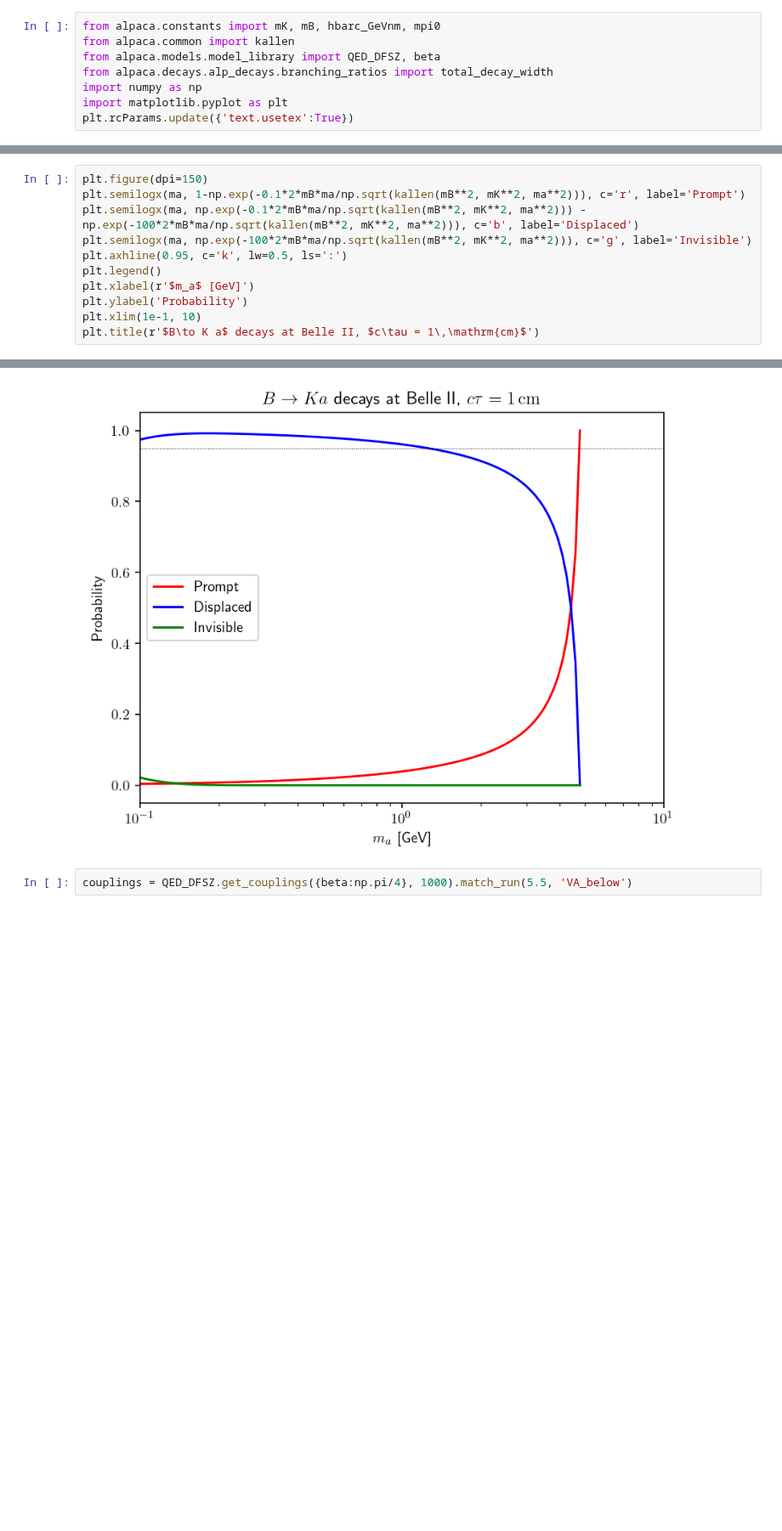
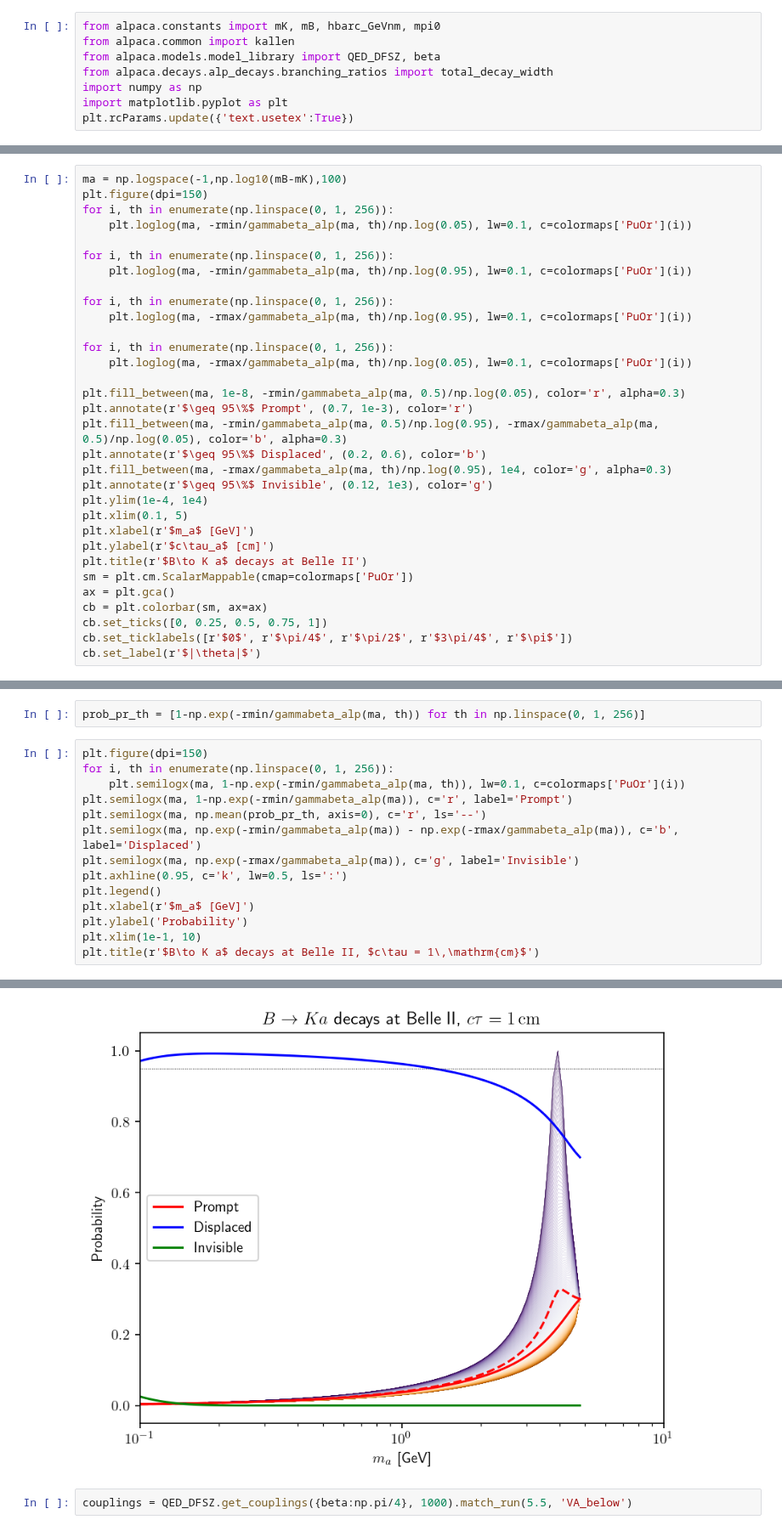
Before and after one commit to alp-aca/alp-aca, a Jupyter notebook: tutorials/05_decaytype.ipynb, the cells around one changed output, grey strips where cells are left out. Shown at 85% size. Saved outputs shown, nothing was run; the diff lists cells and outputs as text; blank space fills up the shorter version.

Commit message:
feat: add dependence on theta for tutorial 5

```diff
--- a/tutorials/05_decaytype.ipynb
+++ b/tutorials/05_decaytype.ipynb
@@ -29,0 +29,32 @@ Text(0.5, 1.0, '$B\\to K a$ decays at Belle II')
+# %%
+ma = np.logspace(-1,np.log10(mB-mK),100)
+plt.figure(dpi=150)
+for i, th in enumerate(np.linspace(0, 1, 256)):
+    plt.loglog(ma, -rmin/gammabeta_alp(ma, th)/np.log(0.05), lw=0.1, c=colormaps['PuOr'](i))
+
+for i, th in enumerate(np.linspace(0, 1, 256)):
+    plt.loglog(ma, -rmin/gammabeta_alp(ma, th)/np.log(0.95), lw=0.1, c=colormaps['PuOr'](i))
+
+for i, th in enumerate(np.linspace(0, 1, 256)):
+    plt.loglog(ma, -rmax/gammabeta_alp(ma, th)/np.log(0.95), lw=0.1, c=colormaps['PuOr'](i))
+
+for i, th in enumerate(np.linspace(0, 1, 256)):
+    plt.loglog(ma, -rmax/gammabeta_alp(ma, th)/np.log(0.05), lw=0.1, c=colormaps['PuOr'](i))
+
+plt.fill_between(ma, 1e-8, -rmin/gammabeta_alp(ma, 0.5)/np.log(0.05), color='r', alpha=0.3)
+plt.annotate(r'$\geq 95\%$ Prompt', (0.7, 1e-3), color='r')
+plt.fill_between(ma, -rmin/gammabeta_alp(ma, 0.5)/np.log(0.95), -rmax/gammabeta_alp(ma, 0.5)/np.log(0.05), color='b', alpha=0.3)
+plt.annotate(r'$\geq 95\%$ Displaced', (0.2, 0.6), color='b')
+plt.fill_between(ma, -rmax/gammabeta_alp(ma, th)/np.log(0.95), 1e4, color='g', alpha=0.3)
+plt.annotate(r'$\geq 95\%$ Invisible', (0.12, 1e3), color='g')
+plt.ylim(1e-4, 1e4)
+plt.xlim(0.1, 5)
+plt.xlabel(r'$m_a$ [GeV]')
+plt.ylabel(r'$c\tau_a$ [cm]')
+plt.title(r'$B\to K a$ decays at Belle II')
+sm = plt.cm.ScalarMappable(cmap=colormaps['PuOr'])
+ax = plt.gca()
+cb = plt.colorbar(sm, ax=ax)
+cb.set_ticks([0, 0.25, 0.5, 0.75, 1])
+cb.set_ticklabels([r'$0$', r'$\pi/4$', r'$\pi/2$', r'$3\pi/4$', r'$\pi$'])
+cb.set_label(r'$|\theta|$')
@@ -30,17 +63,22 @@ Text(0.5, 1.0, '$B\\to K a$ decays at Belle II')
+# %%
+prob_pr_th = [1-np.exp(-rmin/gammabeta_alp(ma, th)) for th in np.linspace(0, 1, 256)]
 # %%
 plt.figure(dpi=150)
-plt.semilogx(ma, 1-np.exp(-0.1*2*mB*ma/np.sqrt(kallen(mB**2, mK**2, ma**2))), c='r', label='Prompt')
-plt.semilogx(ma, np.exp(-0.1*2*mB*ma/np.sqrt(kallen(mB**2, mK**2, ma**2))) - np.exp(-100*2*mB*ma/np.sqrt(kallen(mB**2, mK**2, ma**2))), c='b', label='Displaced')
-plt.semilogx(ma, np.exp(-100*2*mB*ma/np.sqrt(kallen(mB**2, mK**2, ma**2))), c='g', label='Invisible')
+for i, th in enumerate(np.linspace(0, 1, 256)):
+    plt.semilogx(ma, 1-np.exp(-rmin/gammabeta_alp(ma, th)), lw=0.1, c=colormaps['PuOr'](i))
+plt.semilogx(ma, 1-np.exp(-rmin/gammabeta_alp(ma)), c='r', label='Prompt')
+plt.semilogx(ma, np.mean(prob_pr_th, axis=0), c='r', ls='--')
+plt.semilogx(ma, np.exp(-rmin/gammabeta_alp(ma)) - np.exp(-rmax/gammabeta_alp(ma)), c='b', label='Displaced')
+plt.semilogx(ma, np.exp(-rmax/gammabeta_alp(ma)), c='g', label='Invisible')
 plt.axhline(0.95, c='k', lw=0.5, ls=':')
 plt.legend()
 plt.xlabel(r'$m_a$ [GeV]')
 plt.ylabel('Probability')
 plt.xlim(1e-1, 10)
 plt.title(r'$B\to K a$ decays at Belle II, $c\tau = 1\,\mathrm{cm}$')
 # %% [output]
 Text(0.5, 1.0, '$B\\to K a$ decays at Belle II, $c\\tau = 1\\,\\mathrm{cm}$')
-[figure, old version]
+[figure, new version]
 # %%
 couplings = QED_DFSZ.get_couplings({beta:np.pi/4}, 1000).match_run(5.5, 'VA_below')
 # %%
```
Also changed, not shown: parts of 12 cells of this notebook.
